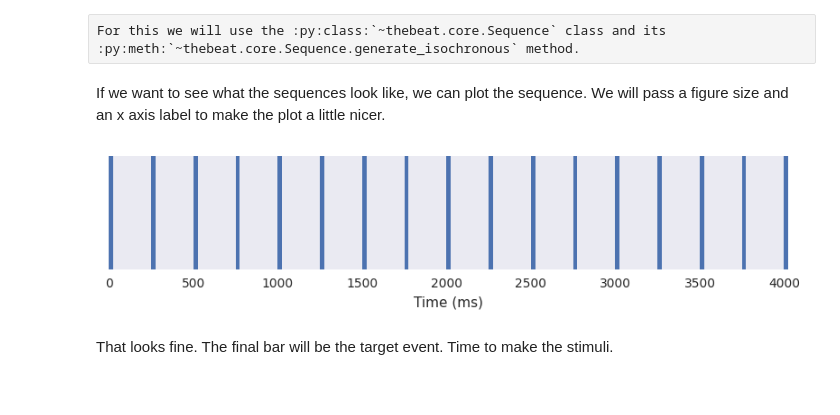
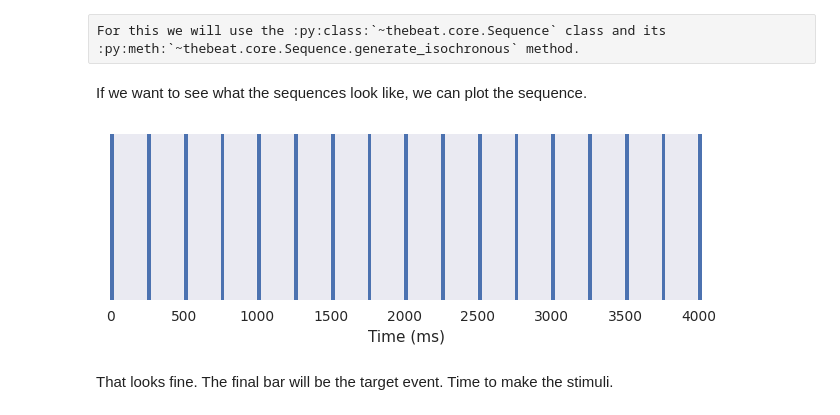
Before and after one commit to Jellevanderwerff/thebeat, a Jupyter notebook: docs/source/examples/usecases/bosker.ipynb, the cells around one changed output. Saved outputs shown, nothing was run; the diff lists cells and outputs as text; code cells hidden in the pictures.

```diff
--- a/docs/source/examples/usecases/bosker.ipynb
+++ b/docs/source/examples/usecases/bosker.ipynb
@@ -52,11 +52,11 @@ For this we will use the :py:class:`~thebeat.core.Sequence` class and its :py:me
 seq_slow = Sequence.generate_isochronous(n=17, ioi=250)
 seq_fast = Sequence.generate_isochronous(n=29, ioi=1000/7)
 # %% [markdown]
-If we want to see what the sequences look like, we can plot the sequence. We will pass a figure size and an x axis label to make the plot a little nicer.
+If we want to see what the sequences look like, we can plot the sequence.
 # %%
-seq_slow.plot_sequence(figsize=(8, 2), x_axis_label="Time (ms)");
+seq_slow.plot_sequence(x_axis_label="Time (ms)");
 # %% [output]
-[figure, old version]
+[figure, new version]
 # %% [markdown]
 That looks fine. The final bar will be the target event. Time to make the stimuli.
 # %% [markdown]
```
Also changed, not shown: parts of 4 cells of this notebook, 5 other files.
